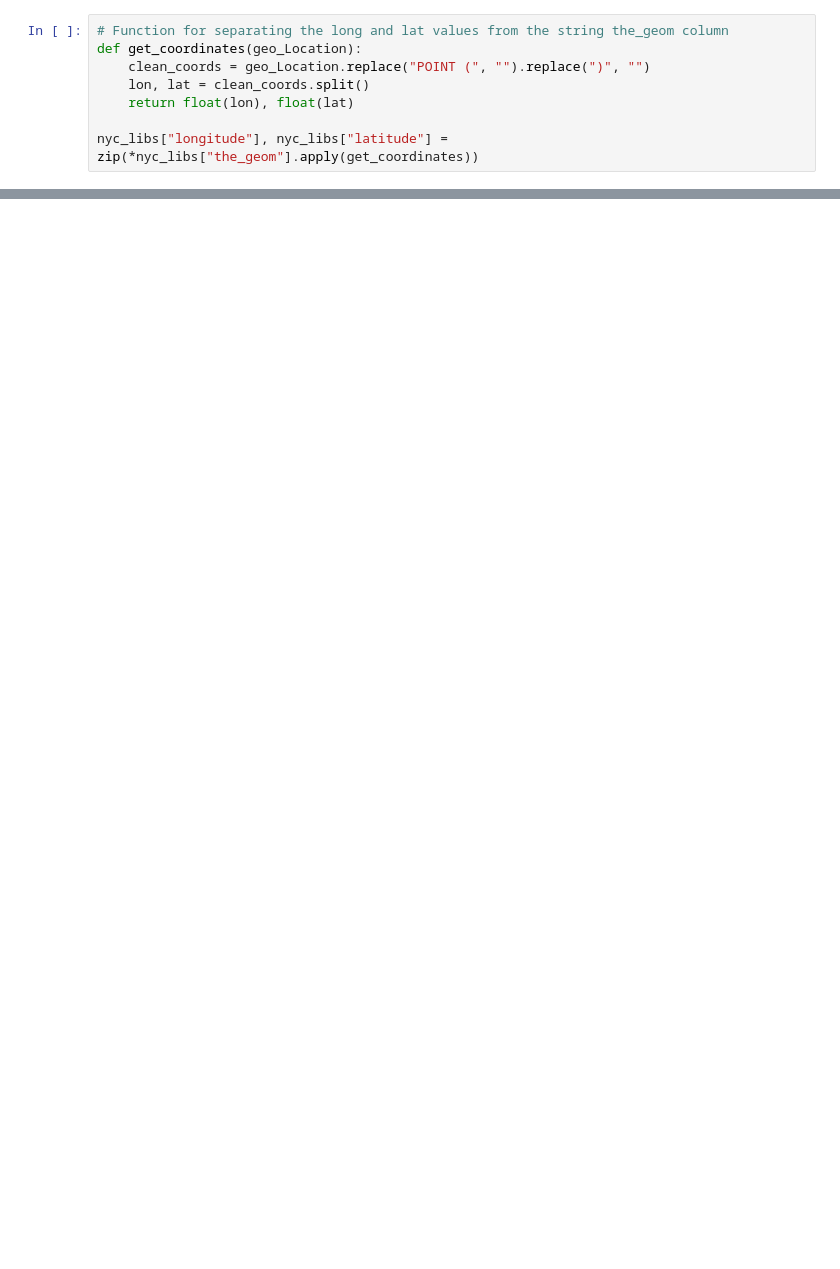
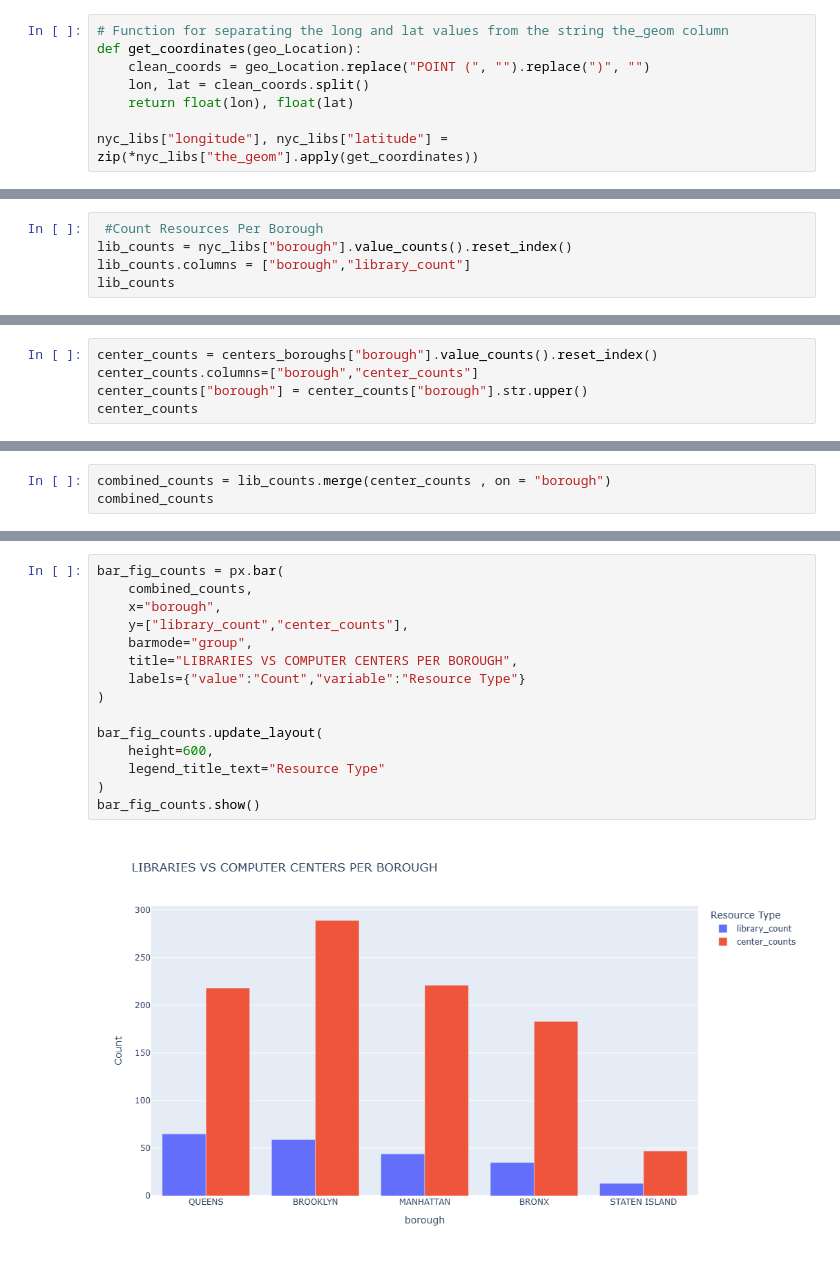
Before and after one commit to YasmineRaef/NYC_OpenSource_Literacy_rates, a Jupyter notebook: Literacy_rates.ipynb, the cells around one changed output, grey strips where cells are left out. Drawn from its saved outputs; the diff is of its cells as text; blank space fills up the shorter version.

Commit message:
Added resource counts for each borough and graphed them; added population list of each borough and divided resouces by population and graphed based on 100k residents

```diff
--- a/Literacy_rates.ipynb
+++ b/Literacy_rates.ipynb
@@ -612,3 +603,8 @@ fig.show()
 fig.write_html("Libraries_and_Computers.html")
 # %% [output]
 [figure]
+# %%
+ #Count Resources Per Borough
+lib_counts = nyc_libs["borough"].value_counts().reset_index()
+lib_counts.columns = ["borough","library_count"]
+lib_counts
@@ -614,0 +618,5 @@ fig.write_html("Libraries_and_Computers.html")
+# %%
+center_counts = centers_boroughs["borough"].value_counts().reset_index()
+center_counts.columns=["borough","center_counts"]
+center_counts["borough"] = center_counts["borough"].str.upper()
+center_counts
@@ -614,0 +630,3 @@ fig.write_html("Libraries_and_Computers.html")
+# %%
+combined_counts = lib_counts.merge(center_counts , on = "borough")
+combined_counts
@@ -614,0 +640,17 @@ fig.write_html("Libraries_and_Computers.html")
+# %%
+bar_fig_counts = px.bar(
+    combined_counts,
+    x="borough",
+    y=["library_count","center_counts"],
+    barmode="group",
+    title="LIBRARIES VS COMPUTER CENTERS PER BOROUGH",
+    labels={"value":"Count","variable":"Resource Type"}
+)
+
+bar_fig_counts.update_layout(
+    height=600,
+    legend_title_text="Resource Type"
+)
+bar_fig_counts.show()
+# %% [output]
+[figure, added]
```
Also changed, not shown: parts of 23 cells of this notebook, 5 other files.
